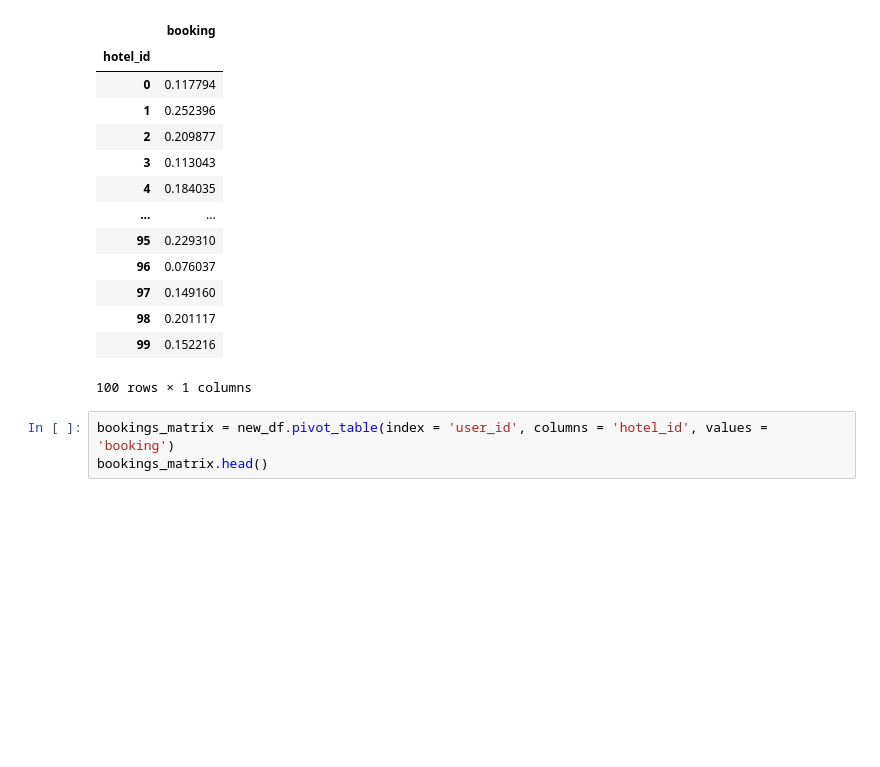
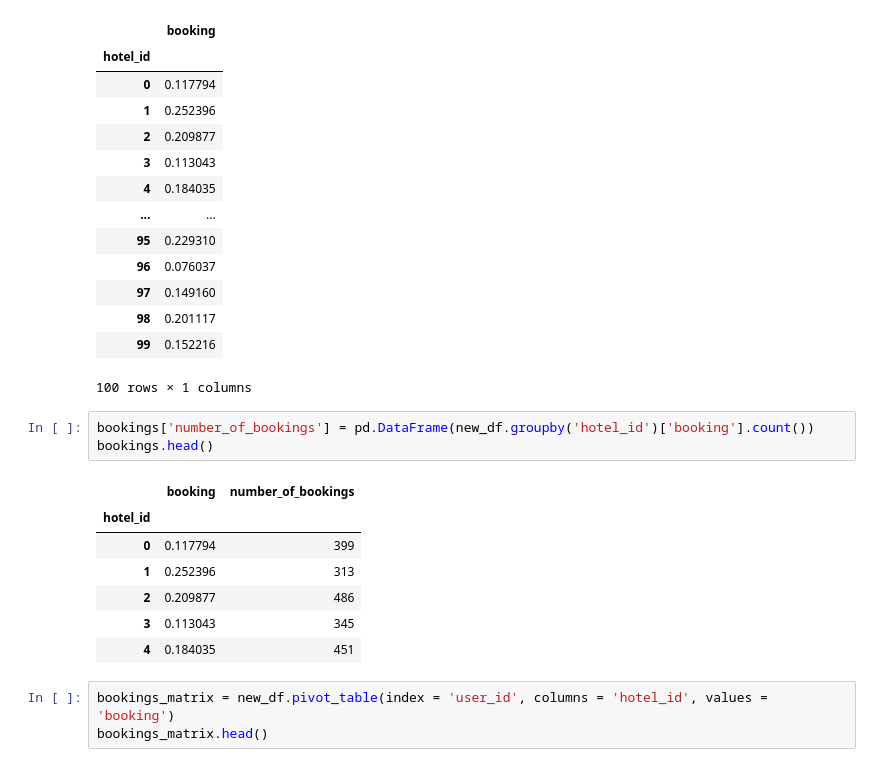
Before and after one commit to ShrutiSavardekar/ExpediaHotelRecommendation, a Jupyter notebook: expedia_hotel_recommendation.ipynb, the cells around one changed output. Saved outputs shown, nothing was run; the diff lists cells and outputs as text; blank space fills up the shorter version.

```diff
--- a/expedia_hotel_recommendation.ipynb
+++ b/expedia_hotel_recommendation.ipynb
@@ -72,6 +78,17 @@ bookings
 | 98 | 0.201117 |
 | 99 | 0.152216 |
 100 rows × 1 columns
+# %%
+bookings['number_of_bookings'] = pd.DataFrame(new_df.groupby('hotel_id')['booking'].count())
+bookings.head()
+# %% [output]
+|  | booking | number_of_bookings |
+| hotel_id |  |  |
+| 0 | 0.117794 | 399 |
+| 1 | 0.252396 | 313 |
+| 2 | 0.209877 | 486 |
+| 3 | 0.113043 | 345 |
+| 4 | 0.184035 | 451 |
 # %%
 bookings_matrix = new_df.pivot_table(index = 'user_id', columns = 'hotel_id', values = 'booking')
 bookings_matrix.head()
```
Also changed, not shown: parts of 31 cells of this notebook.
